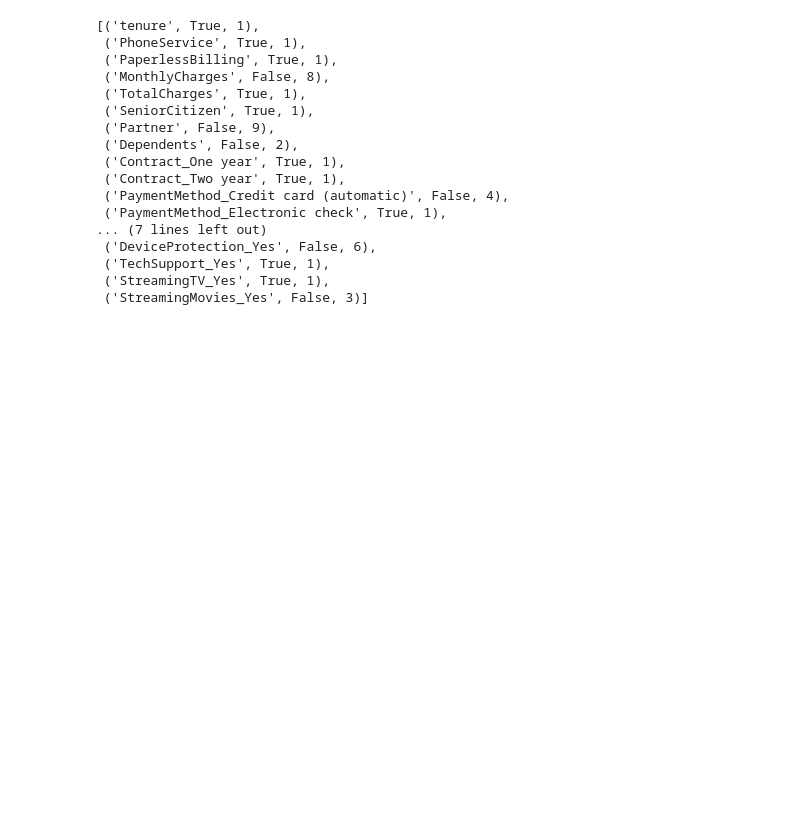
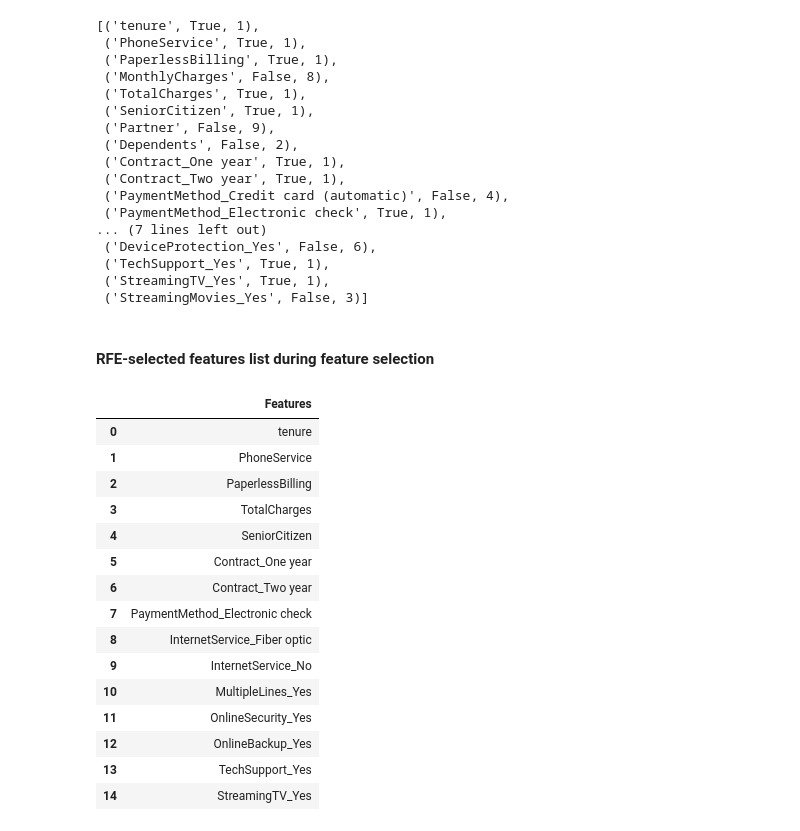
Before and after one commit to vivekkum-ar/Telecom-Churn-Logistic-Regression, a Jupyter notebook: Telecom-Churn-Logistic-Model.ipynb, the cells around one changed output. Cells and saved outputs as stored; diff of their text form; code cells hidden in the pictures; blank space fills up the shorter version.

```diff
--- a/Telecom-Churn-Logistic-Model.ipynb
+++ b/Telecom-Churn-Logistic-Model.ipynb
@@ -468,3 +468,27 @@ list(zip(X_train.columns, rfe.support_, rfe.ranking_))
  ('TechSupport_Yes', True, 1),
  ('StreamingTV_Yes', True, 1),
  ('StreamingMovies_Yes', False, 3)]
+# %% [markdown]
+#### RFE-selected features list during feature selection
+# %%
+col = X_train.columns[rfe.support_]
+df1 = pd.DataFrame(col)
+df1.rename(columns = {0 : 'Features'}, inplace = True)
+df1
+# %% [output]
+|  | Features |
+| 0 | tenure |
+| 1 | PhoneService |
+| 2 | PaperlessBilling |
+| 3 | TotalCharges |
+| 4 | SeniorCitizen |
+| 5 | Contract_One year |
+| 6 | Contract_Two year |
+| 7 | PaymentMethod_Electronic check |
+| 8 | InternetService_Fiber optic |
+| 9 | InternetService_No |
+| 10 | MultipleLines_Yes |
+| 11 | OnlineSecurity_Yes |
+| 12 | OnlineBackup_Yes |
+| 13 | TechSupport_Yes |
+| 14 | StreamingTV_Yes |
```
Also changed, not shown: parts of 2 cells of this notebook.
